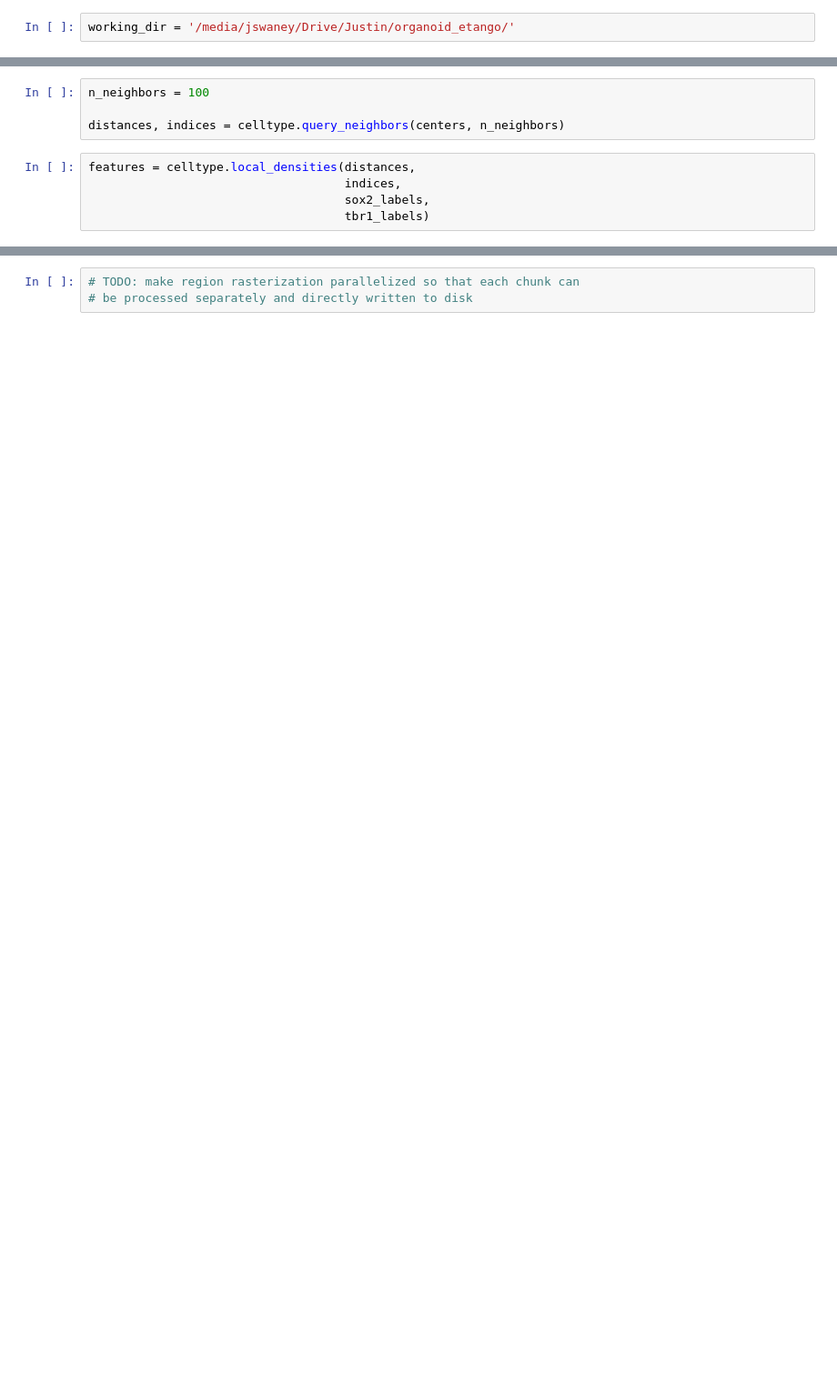
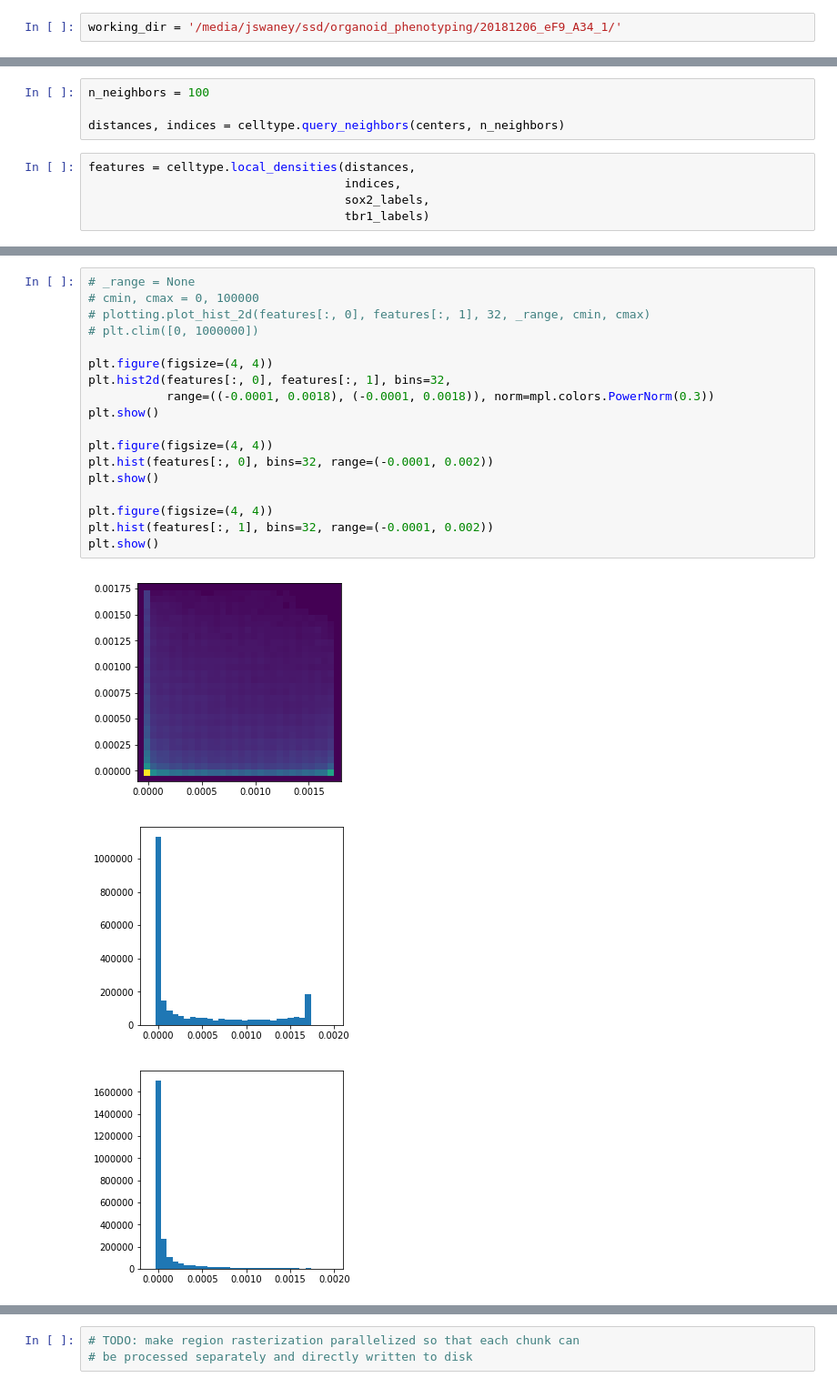
Before and after one commit to chunglabmit/phathom, a Jupyter notebook: phathom/phenotype/notebbooks/4 - Local composition clustering.ipynb, the cells around one changed output, grey strips where cells are left out. Shown at 91% size. Drawn from its saved outputs; the diff is of its cells as text; blank space fills up the shorter version.

```diff
--- a/phathom/phenotype/notebbooks/4 - Local composition clustering.ipynb
+++ b/phathom/phenotype/notebbooks/4 - Local composition clustering.ipynb
@@ -8,4 +10,4 @@ import matplotlib.pyplot as plt
 # %%
 %matplotlib notebook
 # %%
-working_dir = '/media/jswaney/Drive/Justin/organoid_etango/'
+working_dir = '/media/jswaney/ssd/organoid_phenotyping/20181206_eF9_A34_1/'
@@ -42,0 +43,22 @@ plt.clim([0, 2000])
+# %%
+# _range = None
+# cmin, cmax = 0, 100000
+# plotting.plot_hist_2d(features[:, 0], features[:, 1], 32, _range, cmin, cmax)
+# plt.clim([0, 1000000])
+
+plt.figure(figsize=(4, 4))
+plt.hist2d(features[:, 0], features[:, 1], bins=32,
+           range=((-0.0001, 0.0018), (-0.0001, 0.0018)), norm=mpl.colors.PowerNorm(0.3))
+plt.show()
+
+plt.figure(figsize=(4, 4))
+plt.hist(features[:, 0], bins=32, range=(-0.0001, 0.002))
+plt.show()
+
+plt.figure(figsize=(4, 4))
+plt.hist(features[:, 1], bins=32, range=(-0.0001, 0.002))
+plt.show()
+# %% [output]
+[figure, added]
+[figure, added]
+[figure, added]
```
Also changed, not shown: parts of 28 cells of this notebook, 24 other files.
